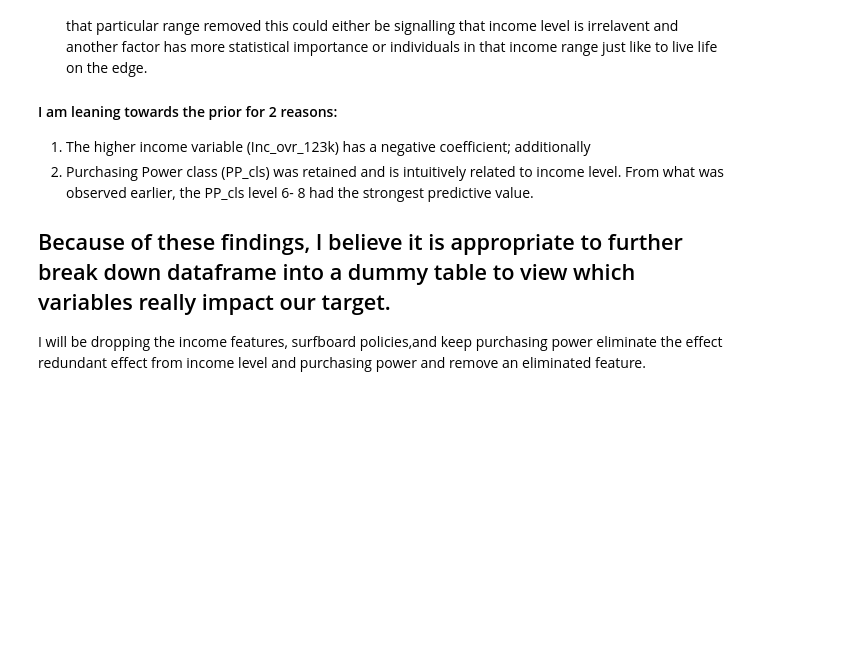
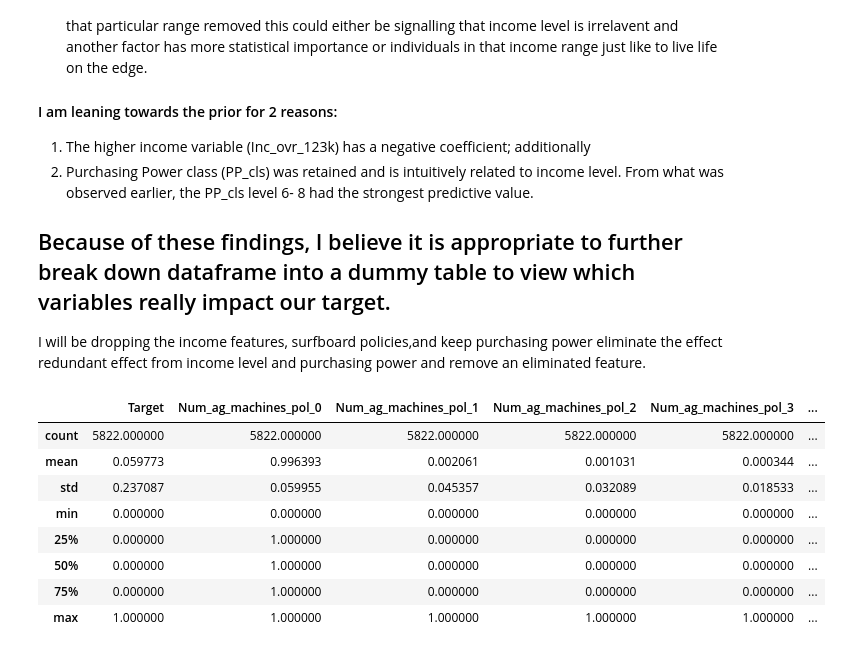
Before and after one commit to ebitdad7/insurance_project, a Jupyter notebook: Untitled.ipynb, the cells around one changed output. Cells and saved outputs as stored; diff of their text form; code cells hidden in the pictures; blank space fills up the shorter version.

```diff
--- a/Untitled.ipynb
+++ b/Untitled.ipynb
@@ -170,7 +222,18 @@ mod_df = df_td[['Num_ag_machines_pol', 'R_house', 'O_house', 'Num_fire_pol',
 # %%
 #Creating dummy tables and leaving our Target variable out for the models.
 pre_enc= mod_df.drop('Target', axis=1)
 post_enc_df = pd.get_dummies(mod_df, prefix_sep="_", columns=pre_enc.columns)
+post_enc_df.describe()
+# %% [output]
+|  | Target | Num_ag_machines_pol_0 | Num_ag_machines_pol_1 | Num_ag_machines_pol_2 | Num_ag_machines_pol_3 | ... |
+| count | 5822.000000 | 5822.000000 | 5822.000000 | 5822.000000 | 5822.000000 | ... |
+| mean | 0.059773 | 0.996393 | 0.002061 | 0.001031 | 0.000344 | ... |
+| std | 0.237087 | 0.059955 | 0.045357 | 0.032089 | 0.018533 | ... |
+| min | 0.000000 | 0.000000 | 0.000000 | 0.000000 | 0.000000 | ... |
+| 25% | 0.000000 | 1.000000 | 0.000000 | 0.000000 | 0.000000 | ... |
+| 50% | 0.000000 | 1.000000 | 0.000000 | 0.000000 | 0.000000 | ... |
+| 75% | 0.000000 | 1.000000 | 0.000000 | 0.000000 | 0.000000 | ... |
+| max | 1.000000 | 1.000000 | 1.000000 | 1.000000 | 1.000000 | ... |
 # %%
 #Using LassoCV to select features and see what it identifies from the post encoded dataset and seeing if it matches up with my earlier findings.
 # I am using the lassoCV method for its ability to easily retain the original features since my question is who is most likely to purchase a policy.
```
Also changed, not shown: parts of 16 cells of this notebook, 3 other files.
